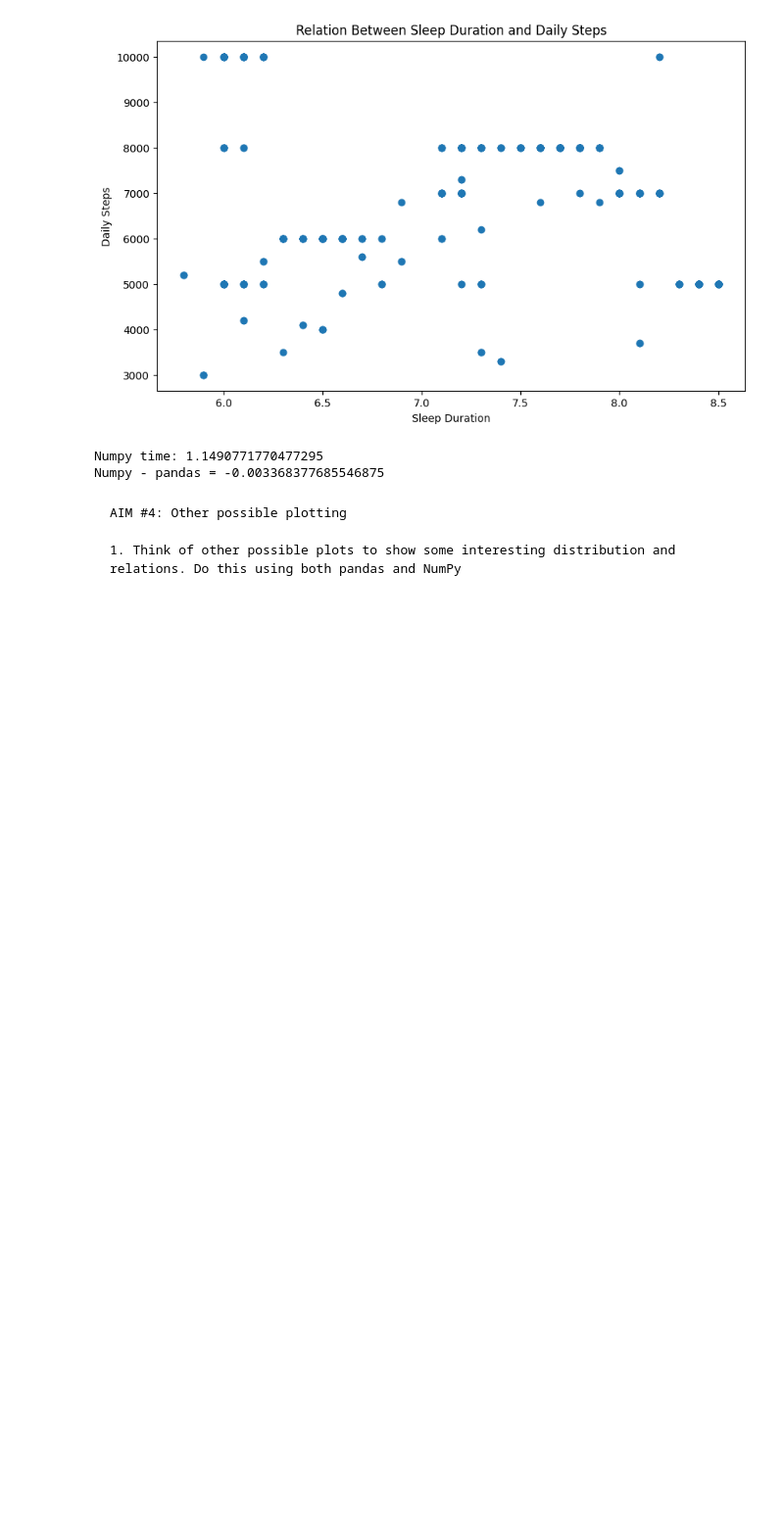
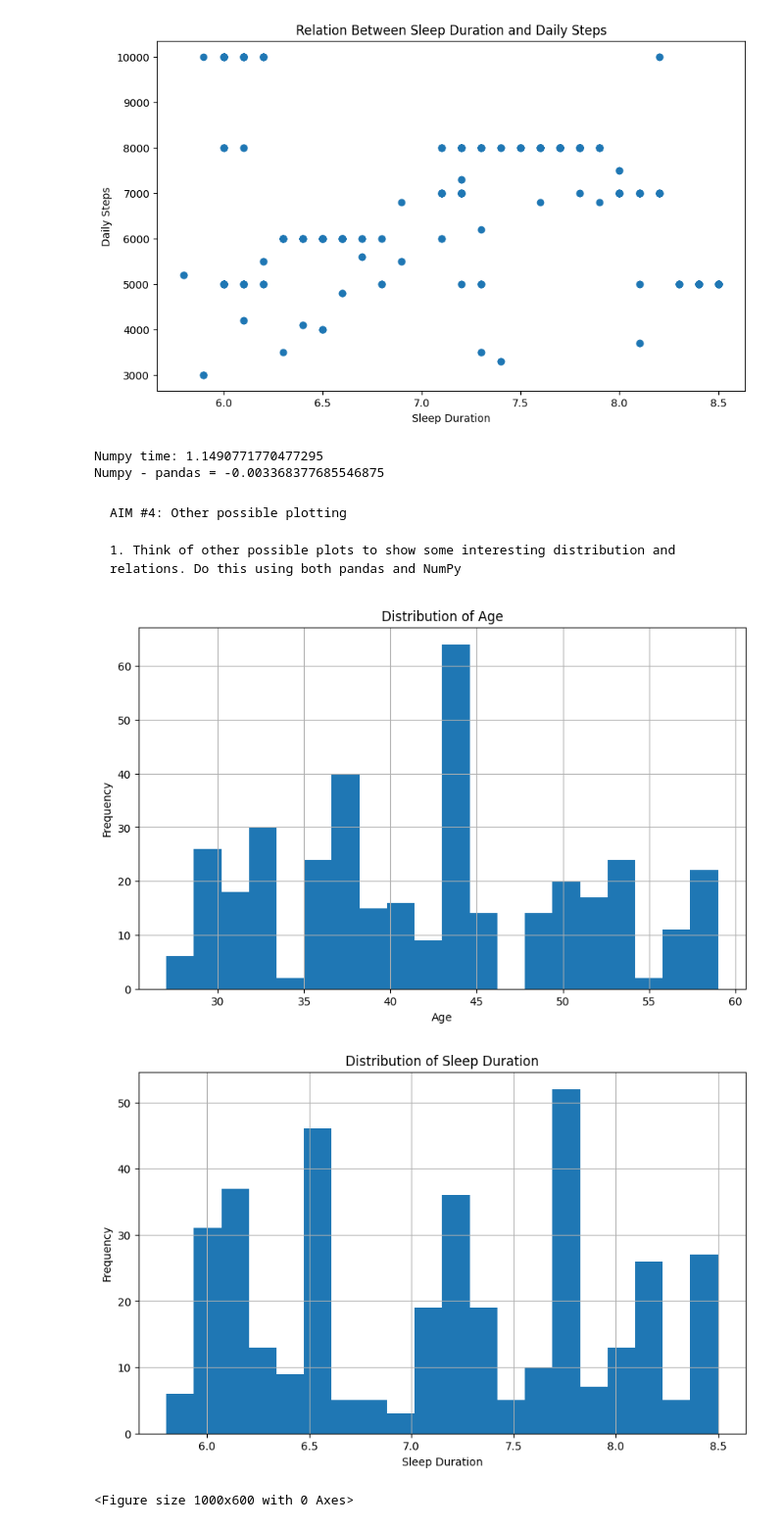
Before and after one commit to littleHandsomboy/NGEX6, a Jupyter notebook: ngex6.ipynb, the cells around one changed output. Shown at 98% size. Cells and saved outputs as stored; diff of their text form; code cells hidden in the pictures; blank space fills up the shorter version.

```diff
--- a/ngex6.ipynb
+++ b/ngex6.ipynb
@@ -345,3 +345,48 @@ Numpy - pandas = -0.003368377685546875
     AIM #4: Other possible plotting
 
     1. Think of other possible plots to show some interesting distribution and relations. Do this using both pandas and NumPy
+# %%
+
+import pandas as pd
+import matplotlib.pyplot as plt
+import numpy as np
+
+df = pd.read_csv('sleep_health.csv')
+def plot_histogram(column, data, title):
+    plt.figure(figsize=(10, 6))
+    data[column].hist(bins=20)
+    plt.title(title)
+    plt.xlabel(column)
+    plt.ylabel('Frequency')
+    plt.show()
+
+def plot_boxplot(x_column, y_column, data, title):
+    plt.figure(figsize=(10, 6))
+    data.boxplot(column=y_column, by=x_column)
+    plt.title(title)
+    plt.xlabel(x_column)
+    plt.ylabel(y_column)
+    plt.show()
+def plot_scatter(x_column, y_column, data, title):
+    plt.figure(figsize=(10, 6))
+    plt.scatter(data[x_column], data[y_column])
+    plt.title(title)
+    plt.xlabel(x_column)
+    plt.ylabel(y_column)
+    plt.show()
+def plot_pairplot(data, numeric_cols, title):
+    pd.plotting.scatter_matrix(data[numeric_cols], alpha=0.2, figsize=(10, 10), diagonal='hist')
+    plt.show()
+plot_histogram('Age', df, 'Distribution of Age')
+plot_histogram('Sleep Duration', df, 'Distribution of Sleep Duration')
+
+
+plot_boxplot('Quality of Sleep', 'Sleep Duration', df, 'Sleep Duration by Quality of Sleep')
+
+plot_scatter('Age', 'Sleep Duration', df, 'Relation Between Age and Sleep Duration')
+numeric_cols = ['Age', 'Sleep Duration', 'Heart Rate', 'Daily Steps']
+plot_pairplot(df, numeric_cols, 'Pair Plot of Numerical Features')
+# %% [output]
+[figure, added]
+[figure, added]
+<Figure size 1000x600 with 0 Axes>
```
Also changed, not shown: parts of 1 cell of this notebook.
